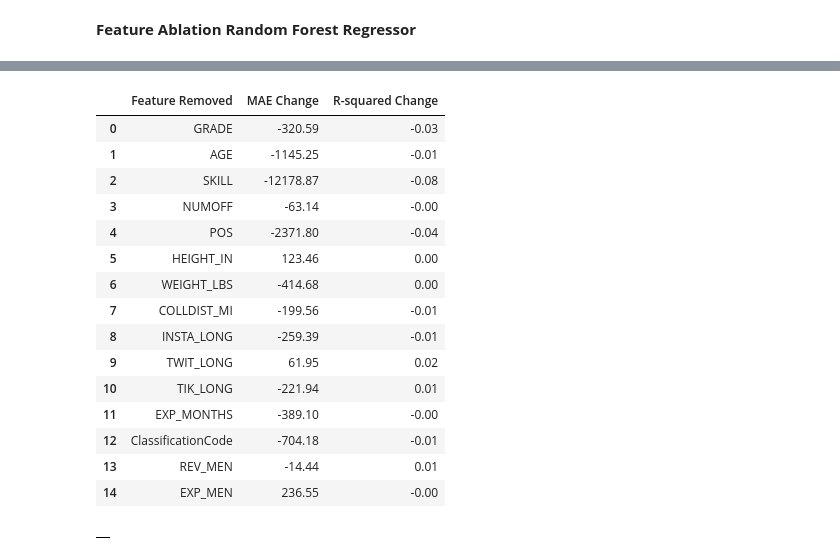
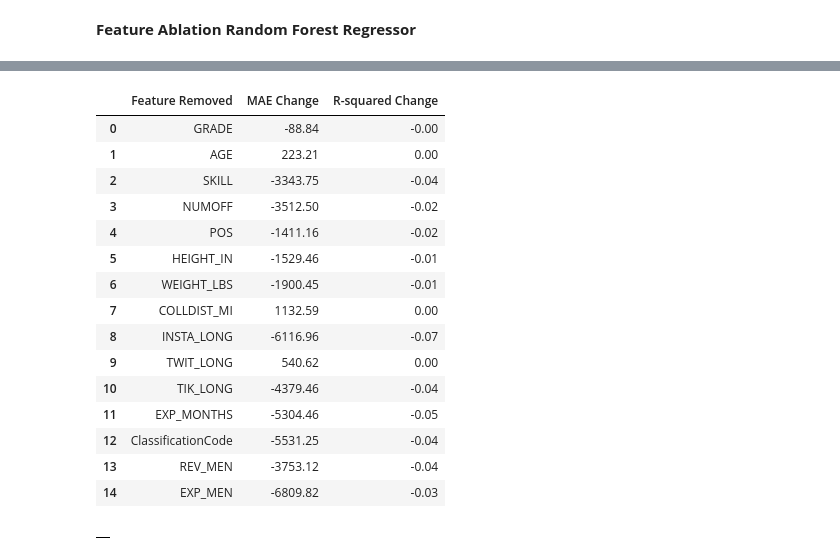
Before and after one commit to mvizzini951/MS2_NIL, a Jupyter notebook: Subervised_Learning _Models_Football.ipynb, the cells around one changed output, grey strips where cells are left out. Cells and saved outputs as stored; diff of their text form; code cells hidden in the pictures.

```diff
--- a/Subervised_Learning _Models_Football.ipynb
+++ b/Subervised_Learning _Models_Football.ipynb
@@ -856,7 +914,7 @@ RandomForestRegressor(bootstrap=True, ccp_alpha=0.0, criterion='mse',
 # %%
 #feature importances
 rf1.feature_importances_
-rf1_feature_imp = pd.DataFrame(rf1.feature_importances_, index = X_trainfb.columns, columns = ['Feature_importance'])
+rf1_feature_imp = pd.DataFrame(rf1.feature_importances_, index = X_trainfb2.columns, columns = ['Feature_importance'])
 rf1_feature_imp.sort_values(by = 'Feature_importance', ascending = False, inplace = True)
 rf1_feature_imp
 # %% [output]
@@ -988,7 +1047,7 @@ R-squared (R2) for Threshold 0.15: 0.29026550095062553
 # %%
 #consider top 12 features
-# print("Indices of Features in X_trainfb:")
-# print(list(X_trainfb.columns))
+# print("Indices of Features in X_trainfb2:")
+# print(list(X_trainfb2.columns))
 
 feature_names = X_trainfb.columns
 sel_feat_indices = [0, 1, 2, 3, 4, 5, 6, 8, 9, 11, 13, 14]
@@ -1000,8 +1059,8 @@ print("Selected Feature Names:")
 print(selected_feature_names)
 
 #Considering only the above features
-X_trainfb_rf = X_trainfb[selected_feature_names]
-X_testfb_rf = X_testfb[selected_feature_names]
+X_trainfb_rf = X_trainfb2[selected_feature_names]
+X_testfb_rf = X_testfb2[selected_feature_names]
 # %% [output]
 Selected Feature Names:
 Index(['GRADE', 'AGE', 'SKILL', 'NUMOFF', 'POS', 'HEIGHT_IN', 'WEIGHT_LBS',
@@ -1021,7 +1080,7 @@ params = {'n_estimators':[5,10,20,40,80,100,200],
 
 rcv = RandomizedSearchCV(estimator = rf2, param_distributions = params, n_iter = 10, scoring = 'r2', cv = 10, verbose=5,
                                 random_state=42, n_jobs=-1, return_train_score=True)
-rcv.fit(X_trainfb_rf,y_trainfb)
+rcv.fit(X_trainfb_rf,y_trainfb2)
 # %% [output]
 Fitting 10 folds for each of 10 candidates, totalling 100 fits
 [Parallel(n_jobs=-1)]: Using backend LokyBackend with 8 concurrent workers.
@@ -1186,12 +1246,12 @@ Index(['GRADE', 'AGE', 'SKILL', 'NUMOFF', 'POS', 'HEIGHT_IN', 'WEIGHT_LBS',
       dtype='object')
 # %%
 # Train the initial Random Forest model (RF1) using X_trainfb and y_trainfb
-rf1.fit(X_trainfb, y_trainfb)
+rf1.fit(X_trainfb2, y_trainfb2)
 
 perturbation_value = 0.5
 
 # Calculate the mean feature values
-mean_feature_values = X_trainfb.mean(axis=0)
+mean_feature_values = X_trainfb2.mean(axis=0)
 
 # Central data point with the mean feature values
 central_data_point = mean_feature_values
@@ -1205,7 +1265,7 @@ features_to_vary = ['GRADE', 'AGE', 'SKILL', 'NUMOFF', 'POS', 'HEIGHT_IN', 'WEIG
    'EXP_MONTHS', 'ClassificationCode', 'REV_MEN', 'EXP_MEN']
 
 # Convert feature names to column indices
-feature_indices = [X_trainfb.columns.get_loc(feature_to_vary) for feature_to_vary in features_to_vary]
+feature_indices = [X_trainfb2.columns.get_loc(feature_to_vary) for feature_to_vary in features_to_vary]
 
 
 # Store the results of sensitivity analysis
@@ -1249,27 +1309,27 @@ plt.show()
 
 
 feature_importance = rf1.feature_importances_
-feature_names = X_trainfb.columns  # Replace with your feature names
+feature_names = X_trainfb2.columns  # Replace with your feature names
 ablation_mae = []
 ablation_r2 = []
 
-rf1.fit(X_trainfb, y_trainfb)
-y_pred = rf1.predict(X_testfb)
-baseline_mae = mean_absolute_error(y_testfb, y_pred)
-baseline_r2 = r2_score(y_testfb, y_pred)
+rf1.fit(X_trainfb2, y_trainfb2)
+y_pred = rf1.predict(X_testfb2)
+baseline_mae = mean_absolute_error(y_testfb2, y_pred)
+baseline_r2 = r2_score(y_testfb2, y_pred)
 
 for i in range(X_trainfb.shape[1]):
     # Temporarily remove one feature at a time
-    reduced_X_train = X_trainfb.drop(columns= feature_names[i])
-    X_test_reduced = X_testfb.drop(columns=feature_names[i])
+    reduced_X_train = X_trainfb2.drop(columns= feature_names[i])
+    X_test_reduced = X_testfb2.drop(columns=feature_names[i])
 
     # Train a new Random Forest model with one feature removed
-    rf1.fit(reduced_X_train, y_trainfb)
+    rf1.fit(reduced_X_train, y_trainfb2)
     y_pred = rf1.predict(X_test_reduced)
 
     # Calculate MSE and R-squared for the reduced model
-    mae = mean_absolute_error(y_testfb, y_pred)
-    r2 = r2_score(y_testfb, y_pred)
+    mae = mean_absolute_error(y_testfb2, y_pred)
+    r2 = r2_score(y_testfb2, y_pred)
 
     ablation_mae.append(mae)
     ablation_r2.append(r2)
@@ -1321,19 +1381,19 @@ Removed EXP_MEN: MAE Change: 236.55451248867394, R-squared Change: -0.0037015478
 |  | Feature Removed | MAE Change | R-squared Change |
-| 0 | GRADE | -320.59 | -0.03 |
-| 1 | AGE | -1145.25 | -0.01 |
-| 2 | SKILL | -12178.87 | -0.08 |
-| 3 | NUMOFF | -63.14 | -0.00 |
-| 4 | POS | -2371.80 | -0.04 |
-| 5 | HEIGHT_IN | 123.46 | 0.00 |
-| 6 | WEIGHT_LBS | -414.68 | 0.00 |
-| 7 | COLLDIST_MI | -199.56 | -0.01 |
-| 8 | INSTA_LONG | -259.39 | -0.01 |
-| 9 | TWIT_LONG | 61.95 | 0.02 |
-| 10 | TIK_LONG | -221.94 | 0.01 |
-| 11 | EXP_MONTHS | -389.10 | -0.00 |
-| 12 | ClassificationCode | -704.18 | -0.01 |
-| 13 | REV_MEN | -14.44 | 0.01 |
-| 14 | EXP_MEN | 236.55 | -0.00 |
+| 0 | GRADE | -88.84 | -0.00 |
+| 1 | AGE | 223.21 | 0.00 |
+| 2 | SKILL | -3343.75 | -0.04 |
+| 3 | NUMOFF | -3512.50 | -0.02 |
+| 4 | POS | -1411.16 | -0.02 |
+| 5 | HEIGHT_IN | -1529.46 | -0.01 |
+| 6 | WEIGHT_LBS | -1900.45 | -0.01 |
+| 7 | COLLDIST_MI | 1132.59 | 0.00 |
+| 8 | INSTA_LONG | -6116.96 | -0.07 |
+| 9 | TWIT_LONG | 540.62 | 0.00 |
+| 10 | TIK_LONG | -4379.46 | -0.04 |
+| 11 | EXP_MONTHS | -5304.46 | -0.05 |
+| 12 | ClassificationCode | -5531.25 | -0.04 |
+| 13 | REV_MEN | -3753.12 | -0.04 |
+| 14 | EXP_MEN | -6809.82 | -0.03 |
 # %%
 # Create a list of dictionaries to store the results
 ab_results = []
```
Also changed, not shown: parts of 62 cells of this notebook.
